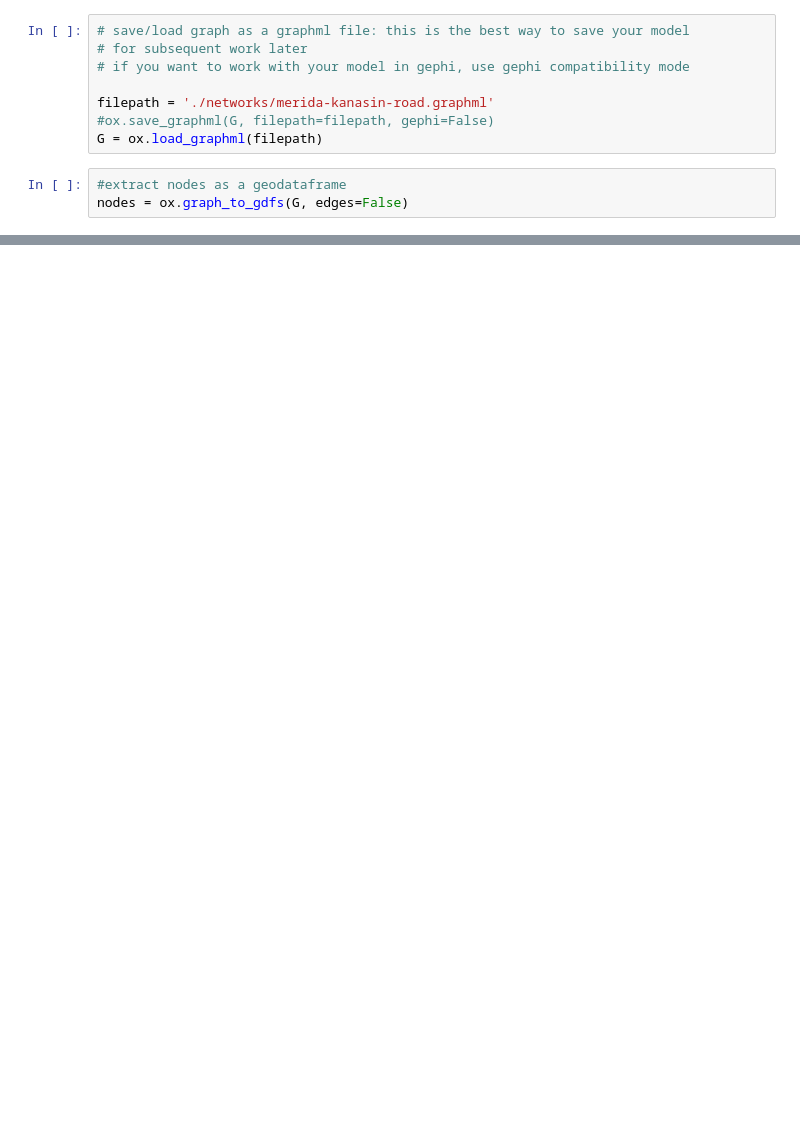
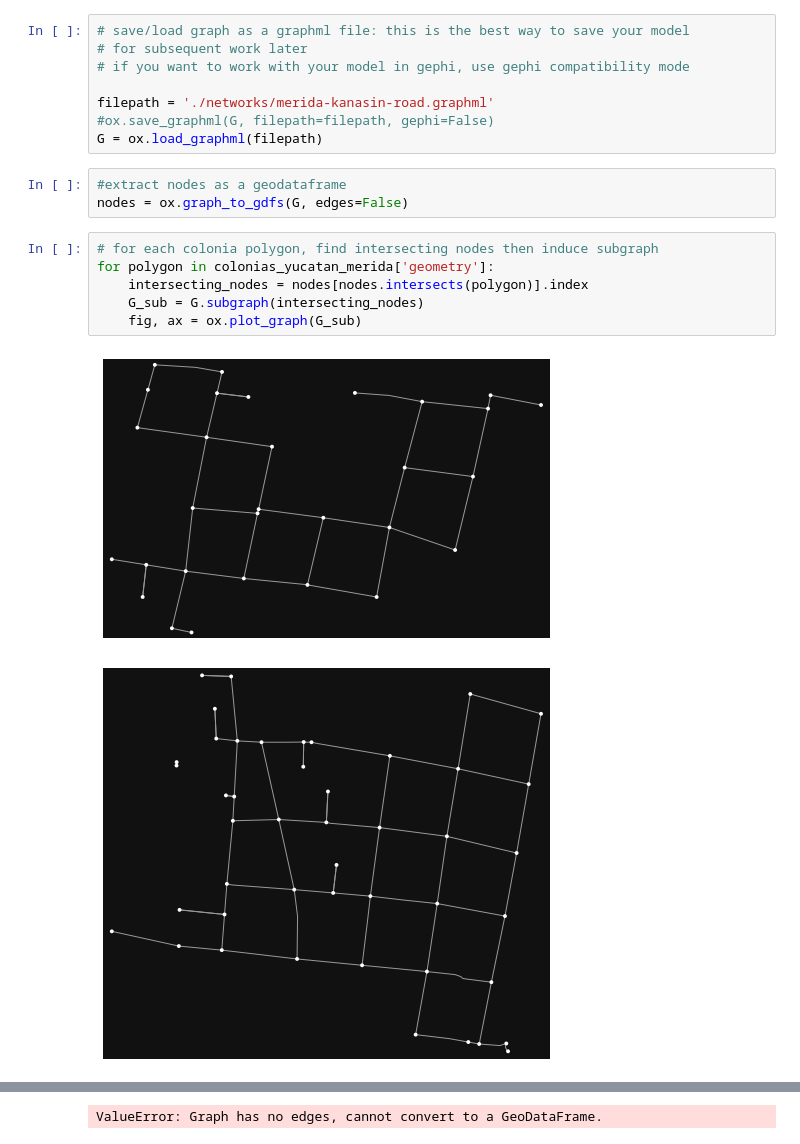
Before and after one commit to gperaza/road-network, a Jupyter notebook: notebooks/creating subgraphs.ipynb, the cells around one changed output, grey strips where cells are left out. Cells and saved outputs as stored; diff of their text form; blank space fills up the shorter version.

Commit message:
find intersecting nodes for each colonia polygon to create a subgraph

```diff
--- a/notebooks/creating subgraphs.ipynb
+++ b/notebooks/creating subgraphs.ipynb
@@ -38,3 +38,12 @@ G = ox.load_graphml(filepath)
 # %%
 #extract nodes as a geodataframe
 nodes = ox.graph_to_gdfs(G, edges=False)
+# %%
+# for each colonia polygon, find intersecting nodes then induce subgraph
+for polygon in colonias_yucatan_merida['geometry']:
+    intersecting_nodes = nodes[nodes.intersects(polygon)].index
+    G_sub = G.subgraph(intersecting_nodes)
+    fig, ax = ox.plot_graph(G_sub)
+# %% [output]
+[figure, added]
+[figure, added]
@@ -40,0 +51 @@ nodes = ox.graph_to_gdfs(G, edges=False)
+ValueError: Graph has no edges, cannot convert to a GeoDataFrame.
```
Also changed, not shown: parts of 1 cell of this notebook.
